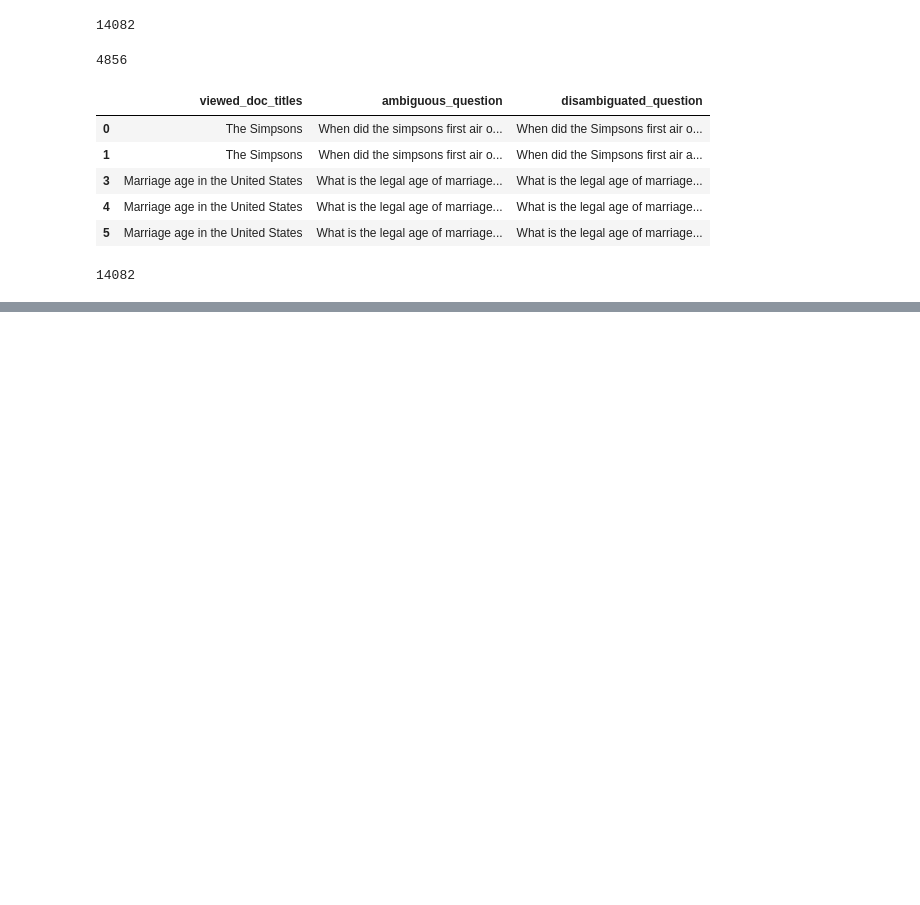
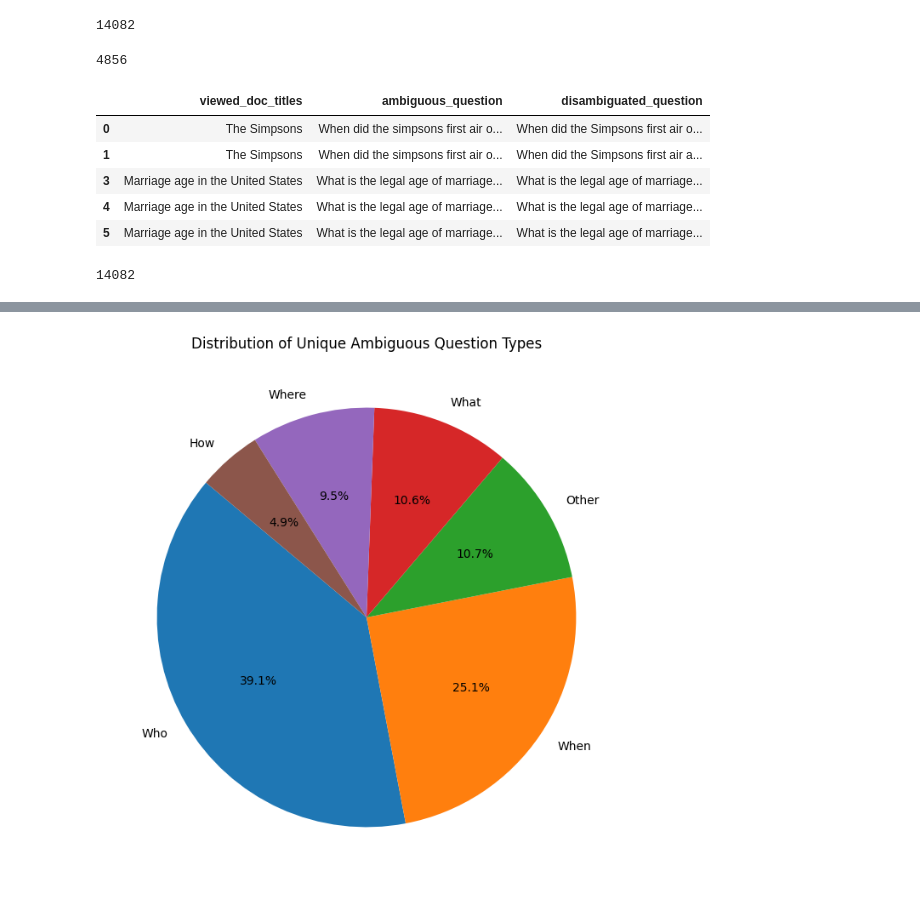
Before and after one commit to tmsavage/LGEN_Ambiguous_Queries, a Jupyter notebook: data_processing/Reformat_Data_LARGE.ipynb, the cells around one changed output, grey strips where cells are left out. Drawn from its saved outputs; the diff is of its cells as text; code cells hidden in the pictures; blank space fills up the shorter version.

```diff
--- a/data_processing/Reformat_Data_LARGE.ipynb
+++ b/data_processing/Reformat_Data_LARGE.ipynb
@@ -132,0 +191,26 @@ array(['The Simpsons', 'Marriage age in the United States',
+# %%
+def plot_question_type_pie_chart(df):
+    """
+    This function takes a pandas DataFrame with a column named 'question_type'
+    and plots a pie chart showing the distribution of different question types.
+
+    Parameters:
+    df (pandas.DataFrame): The DataFrame containing the 'question_type' column.
+    """
+    # Check if 'question_type' column exists
+    if 'question_type' not in df.columns:
+        raise ValueError("DataFrame must contain a column named 'question_type'.")
+
+    # Count the occurrences of each question type
+    question_type_counts = df['question_type'].value_counts()
+
+    # Plotting the pie chart
+    plt.figure(figsize=(10, 8))
+    question_type_counts.plot(kind='pie'n, autopct='%1.1f%%', startangle=140)
+    plt.title('Distribution of Unique Ambiguous Question Types')
+    plt.ylabel('')  # Hide the y-label
+    plt.show()
+
+plot_question_type_pie_chart(results_df_copy)
+# %% [output]
+[figure, added]
```
Also changed, not shown: parts of 13 cells of this notebook.
